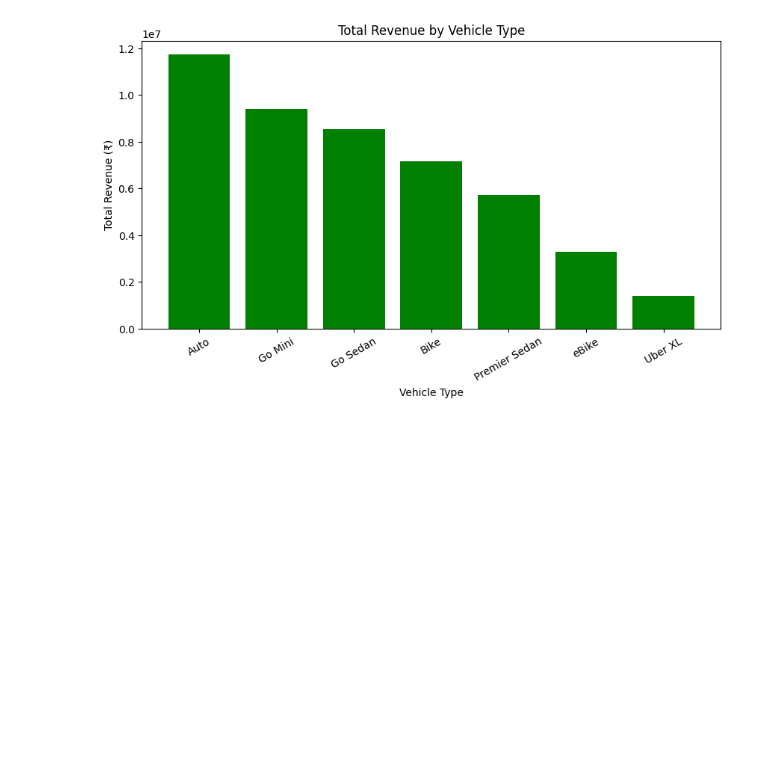
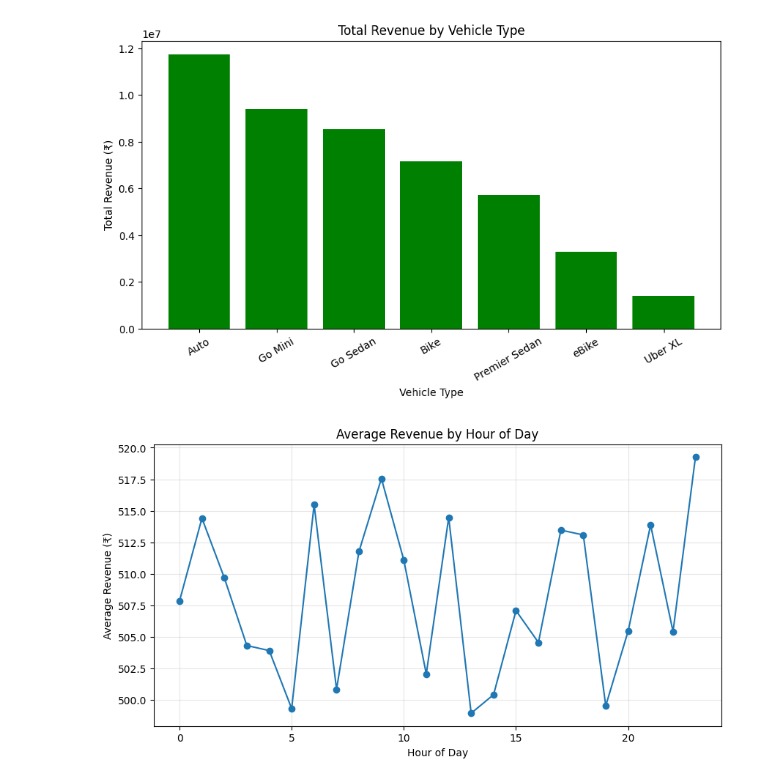
Before and after one commit to debjit11/Namma-Yatri-and-Uber-Analysis, a Jupyter notebook: uber_main.ipynb, the cells around one changed output. Saved outputs shown, nothing was run; the diff lists cells and outputs as text; code cells hidden in the pictures; blank space fills up the shorter version.

```diff
--- a/uber_main.ipynb
+++ b/uber_main.ipynb
@@ -450,3 +450,24 @@ plt.xticks(rotation=30)
 plt.show()
 # %% [output]
 [figure]
+# %%
+import matplotlib.pyplot as plt
+
+# Keep only successful rides
+successful_rides = df[df["Successful"] == True]
+
+# Average revenue by hour
+hourly_revenue = successful_rides.groupby('Hours')['Booking_Value'].mean()
+
+# Plot
+plt.figure(figsize=(10,5))
+plt.plot(hourly_revenue.index, hourly_revenue.values, marker='o')
+
+plt.title("Average Revenue by Hour of Day")
+plt.xlabel("Hour of Day")
+plt.ylabel("Average Revenue (₹)")
+plt.grid(True, alpha=0.3)
+
+plt.show()
+# %% [output]
+[figure, added]
```
